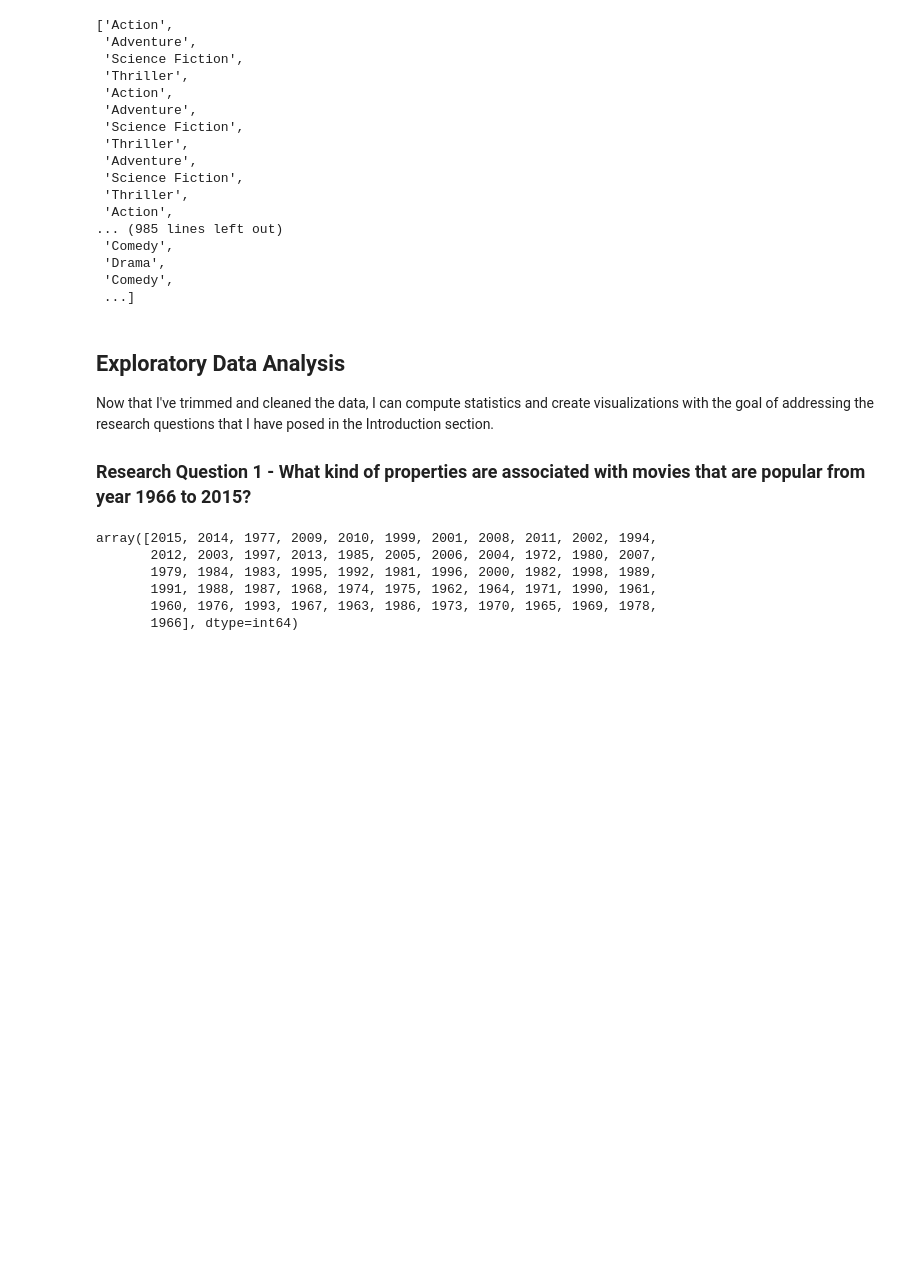
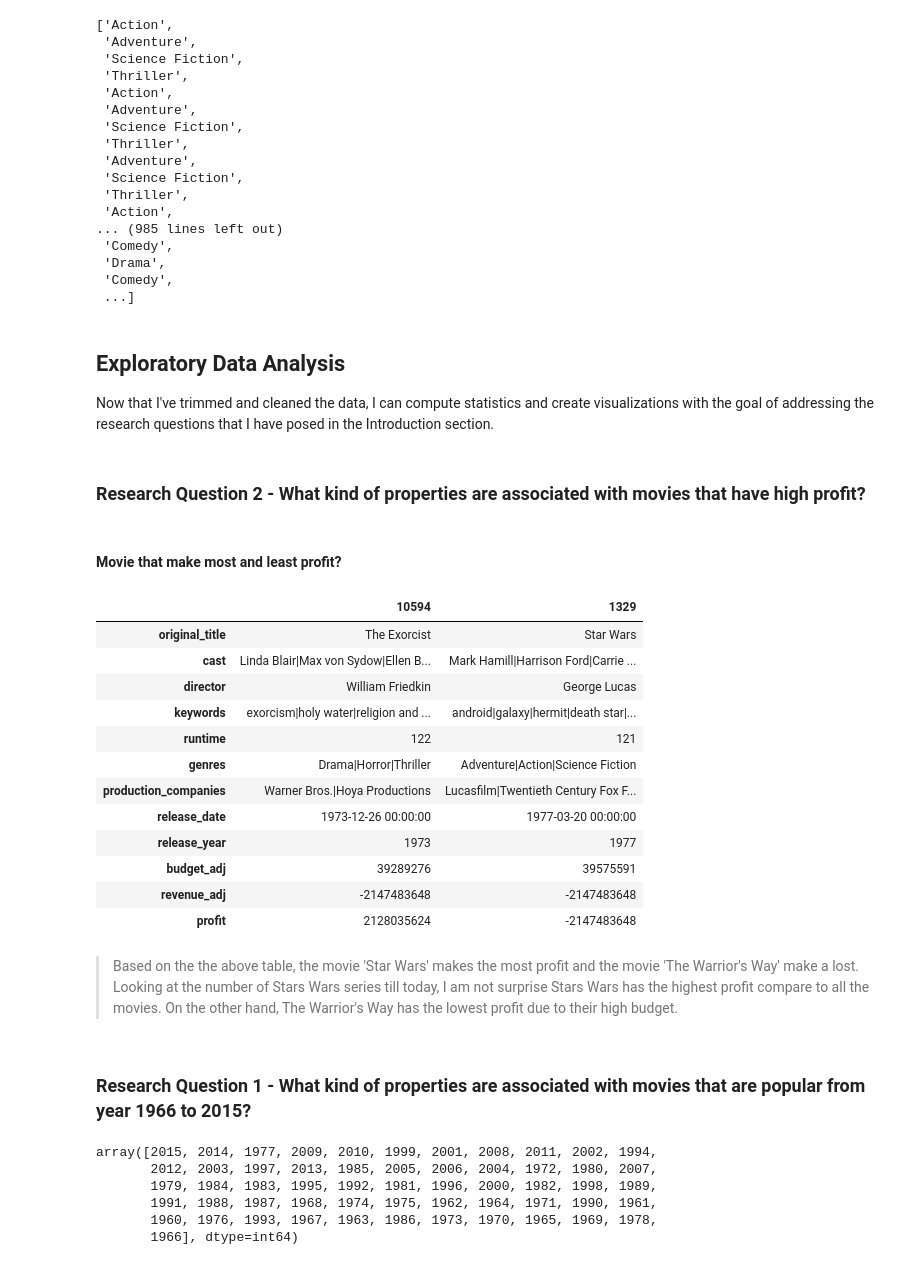
Before and after one commit to emilylauyw/Udacity-DAND-Project3-Investigate-TMDb-Movie-Dataset, a Jupyter notebook: investigate-tmdb-dataset.ipynb, the cells around one changed output. Drawn from its saved outputs; the diff is of its cells as text; code cells hidden in the pictures; blank space fills up the shorter version.

```diff
--- a/investigate-tmdb-dataset.ipynb
+++ b/investigate-tmdb-dataset.ipynb
@@ -214,0 +278,5 @@ movie_df.duplicated().sum()
+# %%
+# use means to fill in missing values
+movie_df['runtime'].fillna((movie_df['runtime'].mean()), inplace=True)
+movie_df['budget_adj'].fillna((movie_df['budget_adj'].mean()), inplace=True)
+movie_df['revenue_adj'].fillna((movie_df['revenue_adj'].mean()), inplace=True)
@@ -239,6 +329,6 @@ dtype: object
 # %%
 # convert budget_adj and revenue_adj columns to integer
-change_datatype = ['budget_adj', 'revenue_adj']
+change_datatype = ['budget_adj', 'revenue_adj', 'profit']
 
 movie_df[change_datatype] = movie_df[change_datatype].astype(int)
 
@@ -357,8 +398,46 @@ movie_df.to_csv('tmdb-movies-cleaned.csv', index=False)
 ## Exploratory Data Analysis
 
 Now that I've trimmed and cleaned the data, I can compute statistics and create visualizations with the goal of addressing the research questions that I have posed in the Introduction section.
-
-### Research Question 1 - What kind of properties are associated with movies that are popular from year 1966 to 2015?
+# %% [markdown]
+### Research Question 2 - What kind of properties are associated with movies that have high profit?
+# %% [markdown]
+#### Movie that make most and least profit?
+# %%
+# Create function to calculate highest and lowest value
+def calculate_highest_lowest(column):
+    #f get highest value
+    highest = movie_df[column].idxmax()
+    highest_details = pd.DataFrame(movie_df.loc[highest])
+
+    # get lowest value
+    lowest = movie_df[column].idxmin()
+    lowest_details = pd.DataFrame(movie_df.loc[lowest])
+
+    # Combine both data into one table
+    info = pd.concat([highest_details, lowest_details], axis=1)
+
+    return info
+
+# get movie that make the highest and lowest profit
+calculate_highest_lowest('profit')
+# %% [output]
+|  | 10594 | 1329 |
+| original_title | The Exorcist | Star Wars |
+| cast | Linda Blair|Max von Sydow|Ellen B... | Mark Hamill|Harrison Ford|Carrie ... |
+| director | William Friedkin | George Lucas |
+| keywords | exorcism|holy water|religion and ... | android|galaxy|hermit|death star|... |
+| runtime | 122 | 121 |
+| genres | Drama|Horror|Thriller | Adventure|Action|Science Fiction |
+| production_companies | Warner Bros.|Hoya Productions | Lucasfilm|Twentieth Century Fox F... |
+| release_date | 1973-12-26 00:00:00 | 1977-03-20 00:00:00 |
+| release_year | 1973 | 1977 |
+| budget_adj | 39289276 | 39575591 |
+| revenue_adj | -2147483648 | -2147483648 |
+| profit | 2128035624 | -2147483648 |
+# %% [markdown]
+> Based on the the above table, the movie 'Star Wars' makes the most profit and the movie 'The Warrior's Way' make a lost. Looking at the number of Stars Wars series till today, I am not surprise Stars Wars has the highest profit compare to all the movies. On the other hand, The Warrior's Way has the lowest profit due to their high budget.
+# %% [markdown]
+### Research Question 1 - What kind of properties are associated with movies that are popular from year 1966 to 2015?
 # %%
 # To get the movie released years in the dataset
 movie_df['release_year'].unique()
```
Also changed, not shown: parts of 28 cells of this notebook.
